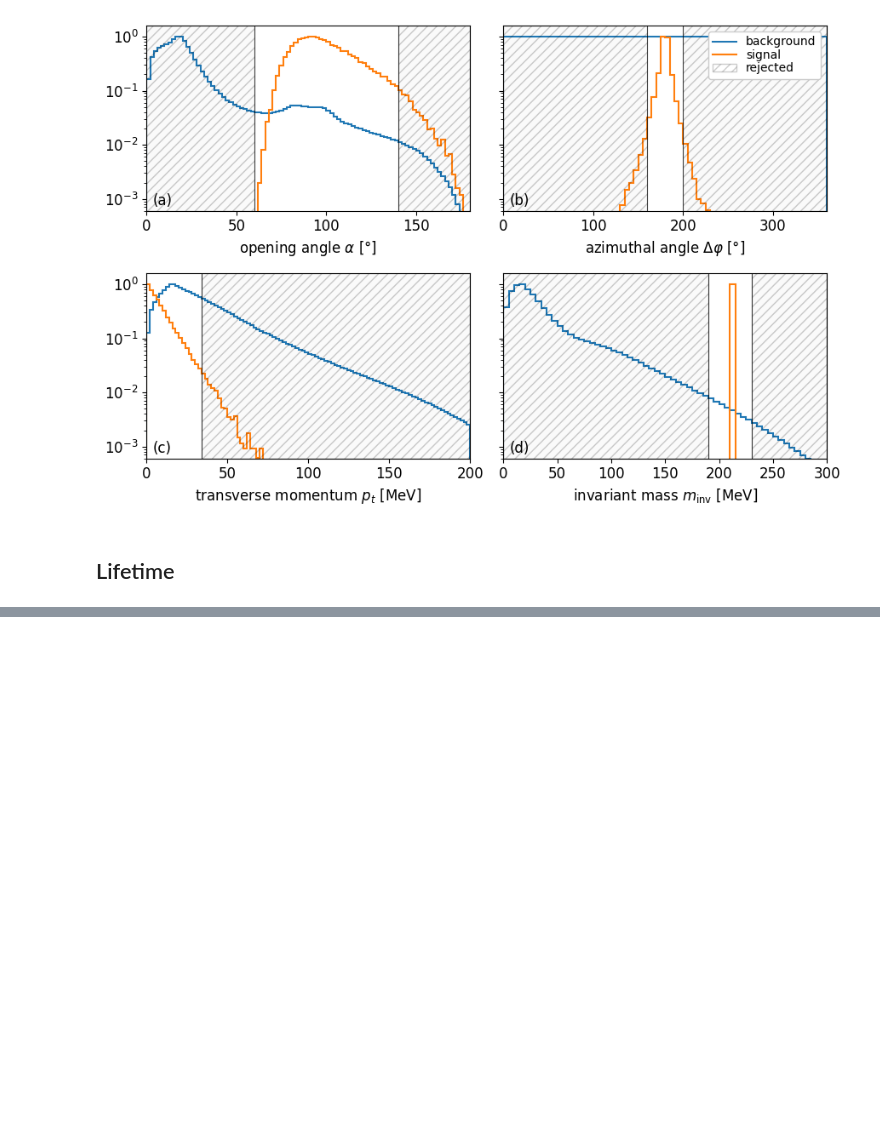
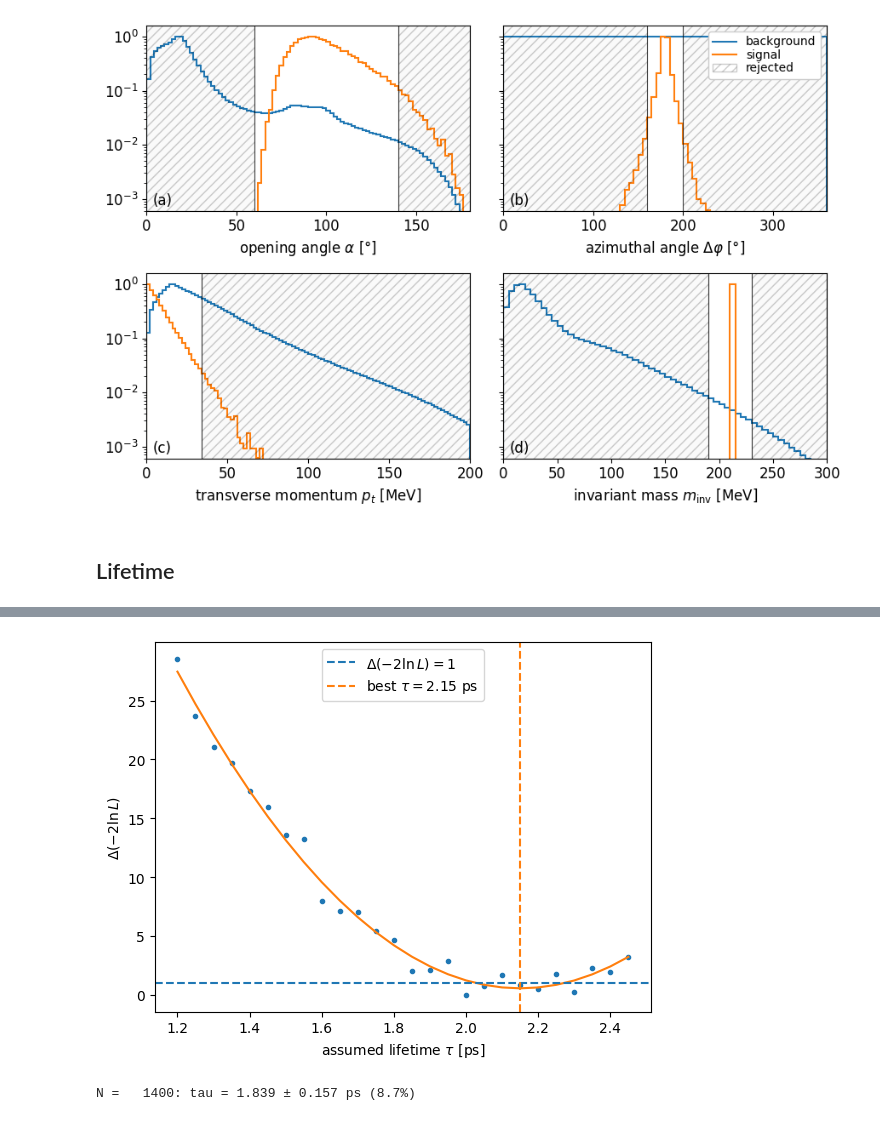
Before and after one commit to ivoschulthess/trueMuonium, a Jupyter notebook: analysis.ipynb, the cells around one changed output, grey strips where cells are left out. Cells and saved outputs as stored; diff of their text form; code cells hidden in the pictures; blank space fills up the shorter version.

```diff
--- a/analysis.ipynb
+++ b/analysis.ipynb
@@ -472,0 +407,14 @@ with plt.rc_context(hf.regu):
+# %%
+# test lifetimes [s]
+taus = np.arange(1.2, 2.4+0.1, 0.05) * 1e-12
+
+# vz bins [mm]
+bins = np.arange(0.5, 8+0.1, 0.1)
+# %%
+# make templates once
+templates = hf.make_templates(
+    tm,
+    taus,
+    N_template=500_000,
+    rng=rng
+)
@@ -472,0 +439,37 @@ with plt.rc_context(hf.regu):
+# %%
+# show example NLL curve
+_ = hf.expected_precision(
+    tm,
+    templates, bins,
+    tau_true=otmTau,
+    N_data=1000,
+    N_toys=1,
+    smearing=mu3e_smearing,
+    rng=rng,
+    verbose=2
+)
+# %% [output]
+[figure, added]
+# %%
+N = 1400
+
+fitted = hf.expected_precision(
+    tm,
+    templates, bins,
+    tau_true=otmTau,
+    N_data=N,
+    N_toys=200,
+    smearing=mu3e_smearing,
+    rng=rng
+)
+
+fitted_mean = fitted.mean()
+fitted_std = fitted.std(ddof=1)
+
+print(
+    f"N = {N:6d}: "
+    f"tau = {1e12*fitted_mean:.3f} ± {1e12*fitted_std:.3f} ps "
+    f"({100*fitted_std/otmTau:.1f}%)"
+)
+# %% [output]
+N =   1400: tau = 1.839 ± 0.157 ps (8.7%)
```
Also changed, not shown: parts of 29 cells of this notebook, 9 other files.
